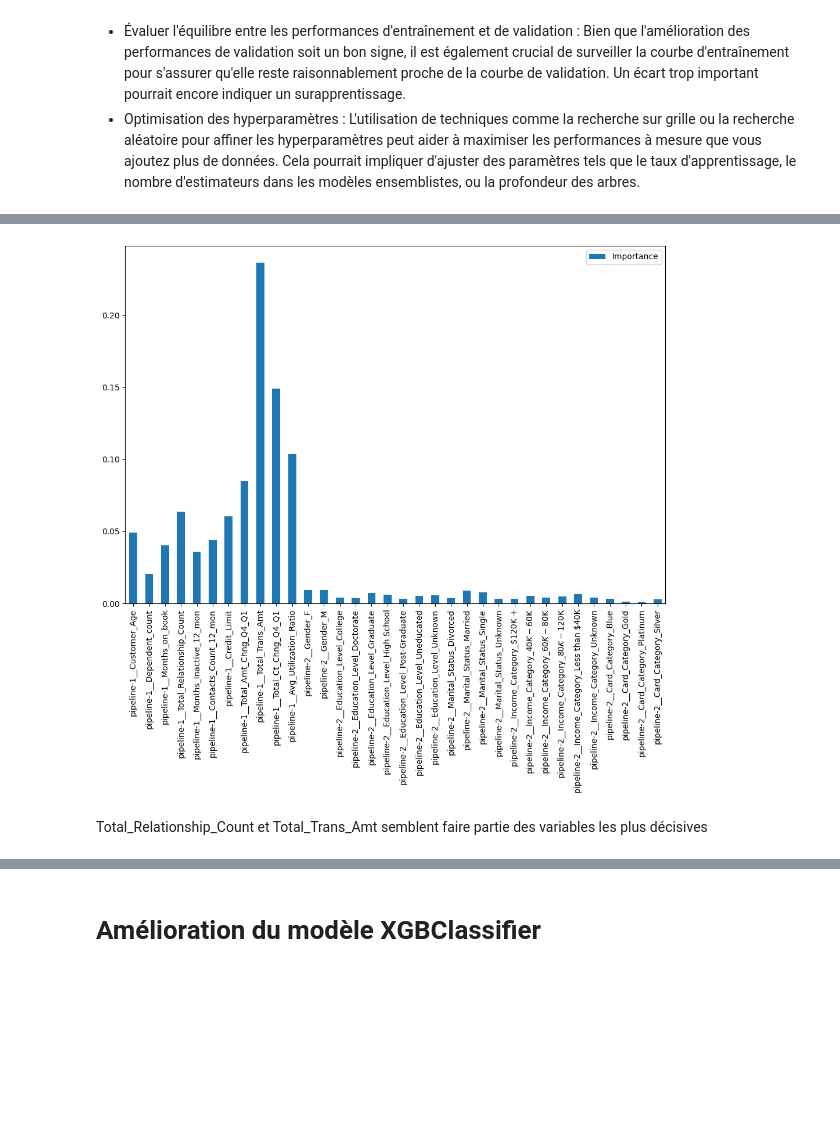
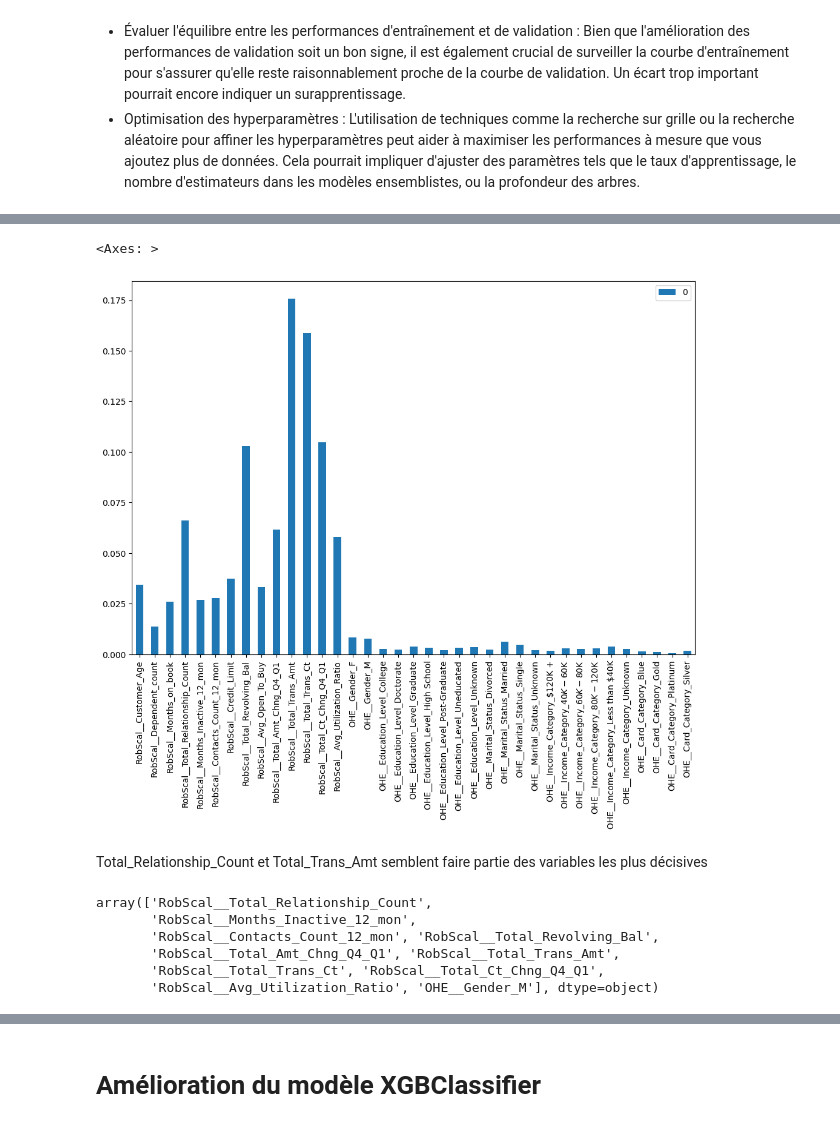
Before and after one commit to TheoRepo1/ML_Project_BankChurners, a Jupyter notebook: MyProject.ipynb, the cells around one changed output, grey strips where cells are left out. Cells and saved outputs as stored; diff of their text form; code cells hidden in the pictures; blank space fills up the shorter version.

```diff
--- a/MyProject.ipynb
+++ b/MyProject.ipynb
@@ -385,8 +393,0 @@ categorical_transformer = make_pipeline(
-# %%
-preprocessor = make_column_transformer(
-    (numeric_transformer, numeric_features),
-    (categorical_transformer, categorical_features)
-)
-# %%
-X_train_transf = preprocessor.fit_transform(X_train)
-X_test_transf = preprocessor.transform(X_test)
@@ -394,0 +429,2 @@ column_names = preprocessor.get_feature_names_out(X.columns.tolist())
+# %%
+X_train_trans, X_test_trans, col_names = preprocessing(X_train, X_test, numeric_features, categorical_features)
@@ -395,3 +451,7 @@ column_names = preprocessor.get_feature_names_out(X.columns.tolist())
+# %%
+# Création des dataframe intermédiaires pour avoir les colonnes transformées
+X_train_trans_df = pd.DataFrame(X_train_trans, columns=col_names)
+X_test_trans_df = pd.DataFrame(X_test_trans, columns=col_names)
 # %%
 y_train = y_train.map({'Attrited Customer': 1, 'Existing Customer': 0})
 y_test = y_test.map({'Attrited Customer': 1, 'Existing Customer': 0})
@@ -525,11 +587,7 @@ weighted avg       0.93      0.93      0.92      2026
 # %%
-feature_importances_df = pd.DataFrame(model_2.feature_importances_, index=column_names, columns=["Importance"])
-ax = feature_importances_df.plot(kind='bar', figsize=(12, 8))
-
-plt.xticks(range(len(feature_importances_df.index)), feature_importances_df.index, rotation=90)
-
-plt.show()
+pd.DataFrame(model_2.feature_importances_, index=X_train_trans_df.columns).plot.bar(figsize=(12, 8))
 # %% [output]
+<Axes: >
-[figure, old version]
+[figure, new version]
 # %% [markdown]
 Total_Relationship_Count et Total_Trans_Amt semblent faire partie des variables les plus décisives
@@ -535,0 +600,11 @@ Total_Relationship_Count et Total_Trans_Amt semblent faire partie des variables
+# %%
+selector = SelectKBest(f_classif, k=10)
+selector.fit_transform(X_train_trans, y_train) # sur X_train_trans car on veut connait les meilleures var sur les données transformées
+np.array(X_train_trans_df.columns)[selector.get_support()] # sur X_train_num qui comporte les colonnes associées à X_train_trans
+# %% [output]
+array(['RobScal__Total_Relationship_Count',
+       'RobScal__Months_Inactive_12_mon',
+       'RobScal__Contacts_Count_12_mon', 'RobScal__Total_Revolving_Bal',
+       'RobScal__Total_Amt_Chng_Q4_Q1', 'RobScal__Total_Trans_Amt',
+       'RobScal__Total_Trans_Ct', 'RobScal__Total_Ct_Chng_Q4_Q1',
+       'RobScal__Avg_Utilization_Ratio', 'OHE__Gender_M'], dtype=object)
```
Also changed, not shown: parts of 31 cells of this notebook.
